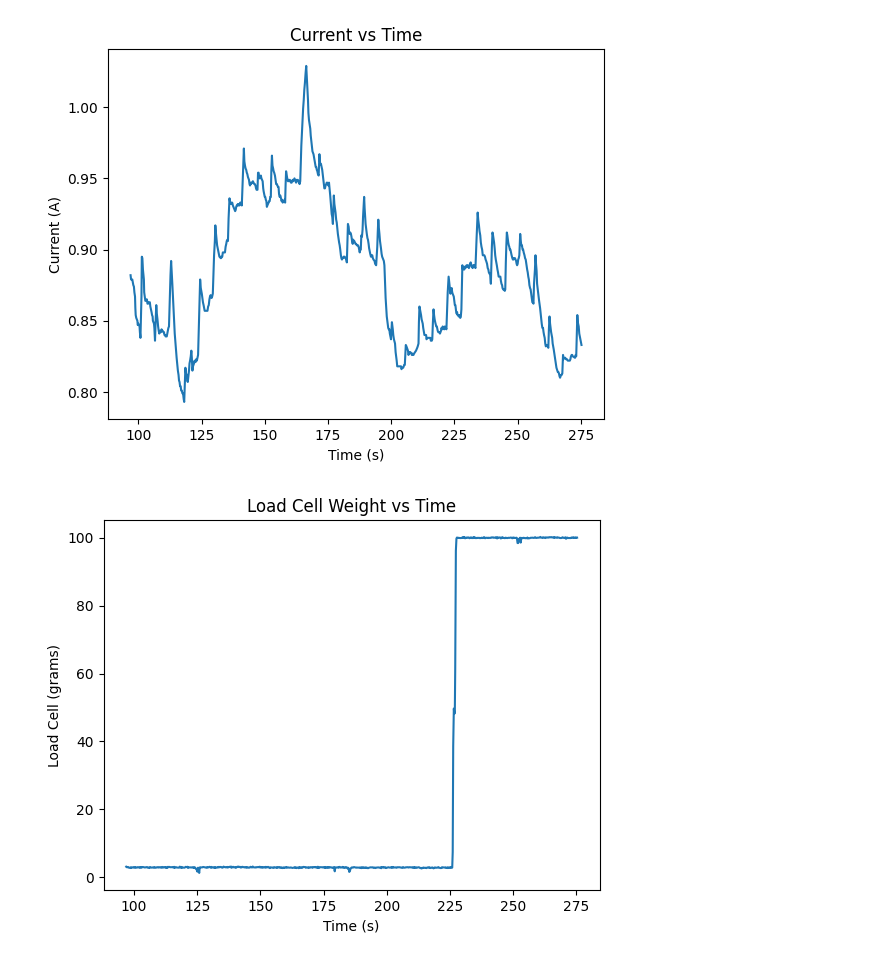
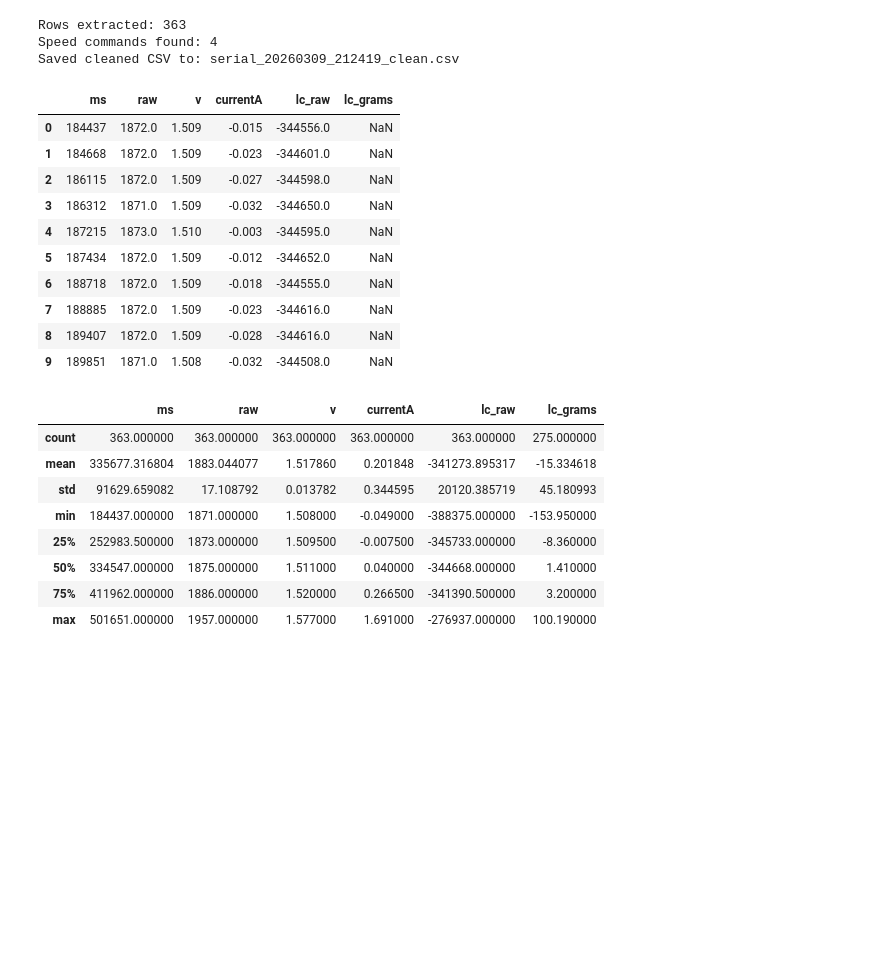
Before and after one commit to Vapankung/Physic-lab-2-project-coanda-dome, a Jupyter notebook: Data processing/data_process.ipynb, the cells around one changed output. Cells and saved outputs as stored; diff of their text form; code cells hidden in the pictures; blank space fills up the shorter version.

```diff
--- a/Data processing/data_process.ipynb
+++ b/Data processing/data_process.ipynb
@@ -50,29 +202,35 @@ Preview:
 # %%
-# Load the cleaned CSV and plot current and load cell grams against time
-import pandas as pd
-import matplotlib.pyplot as plt
+events, raw_df = parse_motor_log(input_path)
+clean_df = export_clean_csv(raw_df, output_path)
 
-path = "serial_20260309_180144_clean.csv"
-df = pd.read_csv(path)
-
-# Convert time to seconds for readability
-df["time_s"] = df["ms"] / 1000.0
-
-# Plot 1: Current vs Time
-plt.figure()
-plt.plot(df["time_s"], df["currentA"])
-plt.xlabel("Time (s)")
-plt.ylabel("Current (A)")
-plt.title("Current vs Time")
-plt.show()
-
-# Plot 2: Load Cell Grams vs Time
-plt.figure()
-plt.plot(df["time_s"], df["lc_grams"])
-plt.xlabel("Time (s)")
-plt.ylabel("Load Cell (grams)")
-plt.title("Load Cell Weight vs Time")
-plt.show()
+print(f'Rows extracted: {len(clean_df)}')
+print(f'Speed commands found: {len(events)}')
+print(f'Saved cleaned CSV to: {output_path}')
+clean_df.head(10)
 # %% [output]
-[figure, removed]
-[figure, removed]
+Rows extracted: 363
+Speed commands found: 4
+Saved cleaned CSV to: serial_20260309_212419_clean.csv
+|  | ms | raw | v | currentA | lc_raw | lc_grams |
+| 0 | 184437 | 1872.0 | 1.509 | -0.015 | -344556.0 | NaN |
+| 1 | 184668 | 1872.0 | 1.509 | -0.023 | -344601.0 | NaN |
+| 2 | 186115 | 1872.0 | 1.509 | -0.027 | -344598.0 | NaN |
+| 3 | 186312 | 1871.0 | 1.509 | -0.032 | -344650.0 | NaN |
+| 4 | 187215 | 1873.0 | 1.510 | -0.003 | -344595.0 | NaN |
+| 5 | 187434 | 1872.0 | 1.509 | -0.012 | -344652.0 | NaN |
+| 6 | 188718 | 1872.0 | 1.509 | -0.018 | -344555.0 | NaN |
+| 7 | 188885 | 1872.0 | 1.509 | -0.023 | -344616.0 | NaN |
+| 8 | 189407 | 1872.0 | 1.509 | -0.028 | -344616.0 | NaN |
+| 9 | 189851 | 1871.0 | 1.508 | -0.032 | -344508.0 | NaN |
+# %%
+clean_df.describe(include='all')
+# %% [output]
+|  | ms | raw | v | currentA | lc_raw | lc_grams |
+| count | 363.000000 | 363.000000 | 363.000000 | 363.000000 | 363.000000 | 275.000000 |
+| mean | 335677.316804 | 1883.044077 | 1.517860 | 0.201848 | -341273.895317 | -15.334618 |
+| std | 91629.659082 | 17.108792 | 0.013782 | 0.344595 | 20120.385719 | 45.180993 |
+| min | 184437.000000 | 1871.000000 | 1.508000 | -0.049000 | -388375.000000 | -153.950000 |
+| 25% | 252983.500000 | 1873.000000 | 1.509500 | -0.007500 | -345733.000000 | -8.360000 |
+| 50% | 334547.000000 | 1875.000000 | 1.511000 | 0.040000 | -344668.000000 | 1.410000 |
+| 75% | 411962.000000 | 1886.000000 | 1.520000 | 0.266500 | -341390.500000 | 3.200000 |
+| max | 501651.000000 | 1957.000000 | 1.577000 | 1.691000 | -276937.000000 | 100.190000 |
```
Also changed, not shown: parts of 10 cells of this notebook, 2 other files.
